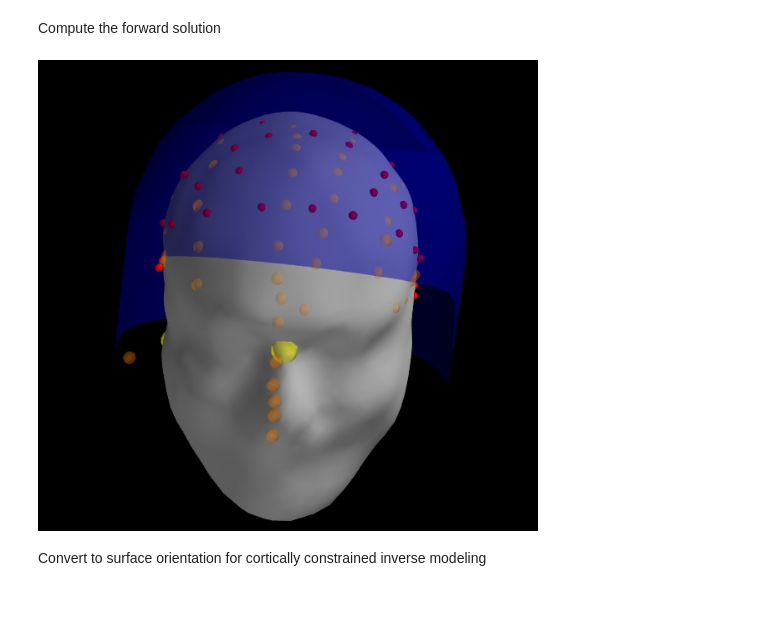
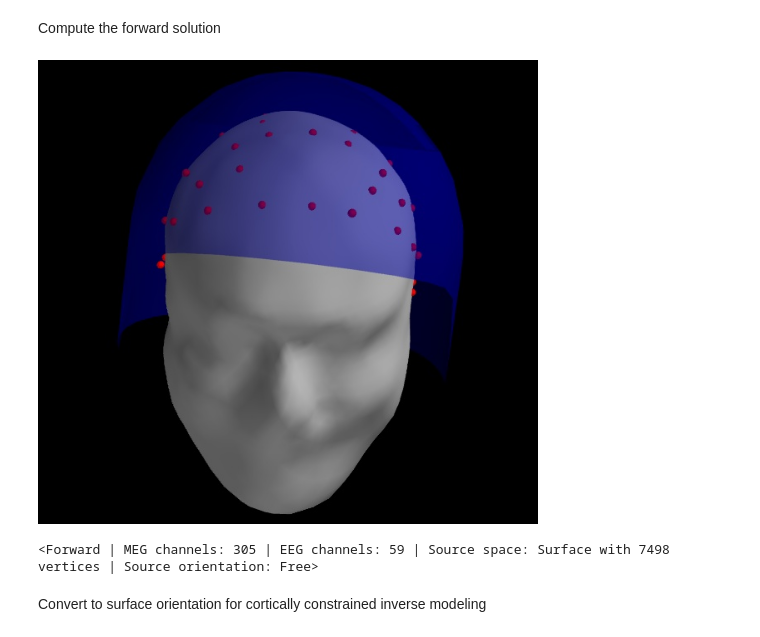
Before and after one commit to mne-tools/mne-python-notebooks, a Jupyter notebook: 2-MNE-Forward.ipynb, the cells around one changed output. Saved outputs shown, nothing was run; the diff lists cells and outputs as text; code cells hidden in the pictures; blank space fills up the shorter version.

```diff
--- a/2-MNE-Forward.ipynb
+++ b/2-MNE-Forward.ipynb
@@ -55,12 +55,12 @@ Compute the forward solution
 # %%
 info = mne.io.read_info(raw_fname)
 
-fig = mne.viz.plot_trans(info, mri, subject='sample', dig=True,
+fig = mne.viz.plot_trans(info, mri, subject='sample', dig=False,
                          subjects_dir=subjects_dir);
 mlab.savefig('coreg.jpg')
 Image(filename='coreg.jpg', width=500)
 # %% [output]
-[figure, old version]
+[figure, new version]
 # %%
 fwd = mne.make_forward_solution(raw_fname, trans=mri, src=src, bem=bem,
                                 fname=None, # don't save it to disk
@@ -68,6 +68,10 @@ fwd = mne.make_forward_solution(raw_fname, trans=mri, src=src, bem=bem,
                                 eeg=True, # include EEG channels
                                 mindist=5.0, # ignore sources <= 5mm from inner skull
                                 n_jobs=8) # number of jobs to run in parallel
+# %%
+print fwd
+# %% [output]
+<Forward | MEG channels: 305 | EEG channels: 59 | Source space: Surface with 7498 vertices | Source orientation: Free>
 # %% [markdown]
 Convert to surface orientation for cortically constrained inverse modeling
 # %%
```
Also changed, not shown: parts of 8 cells of this notebook, 1 other file.
